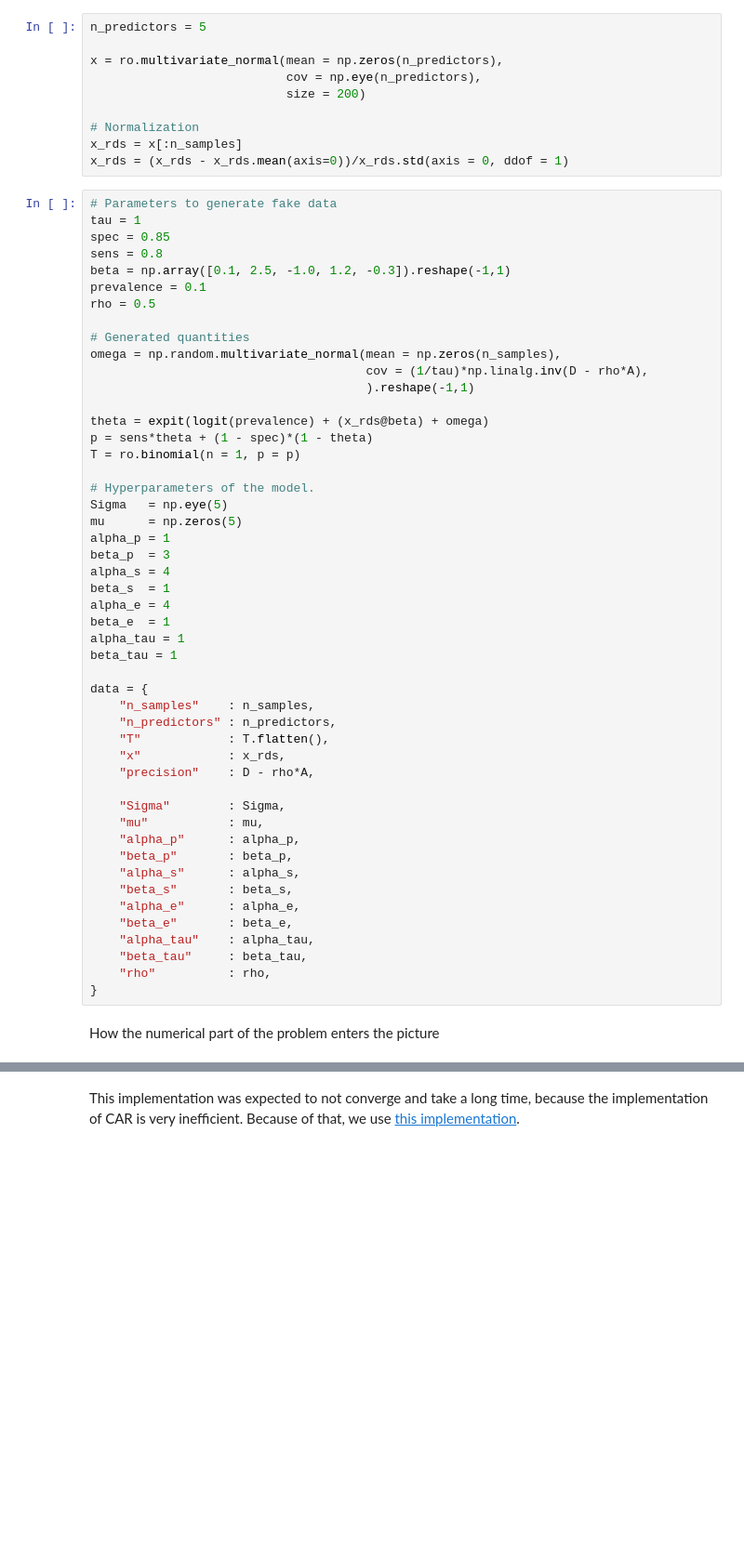
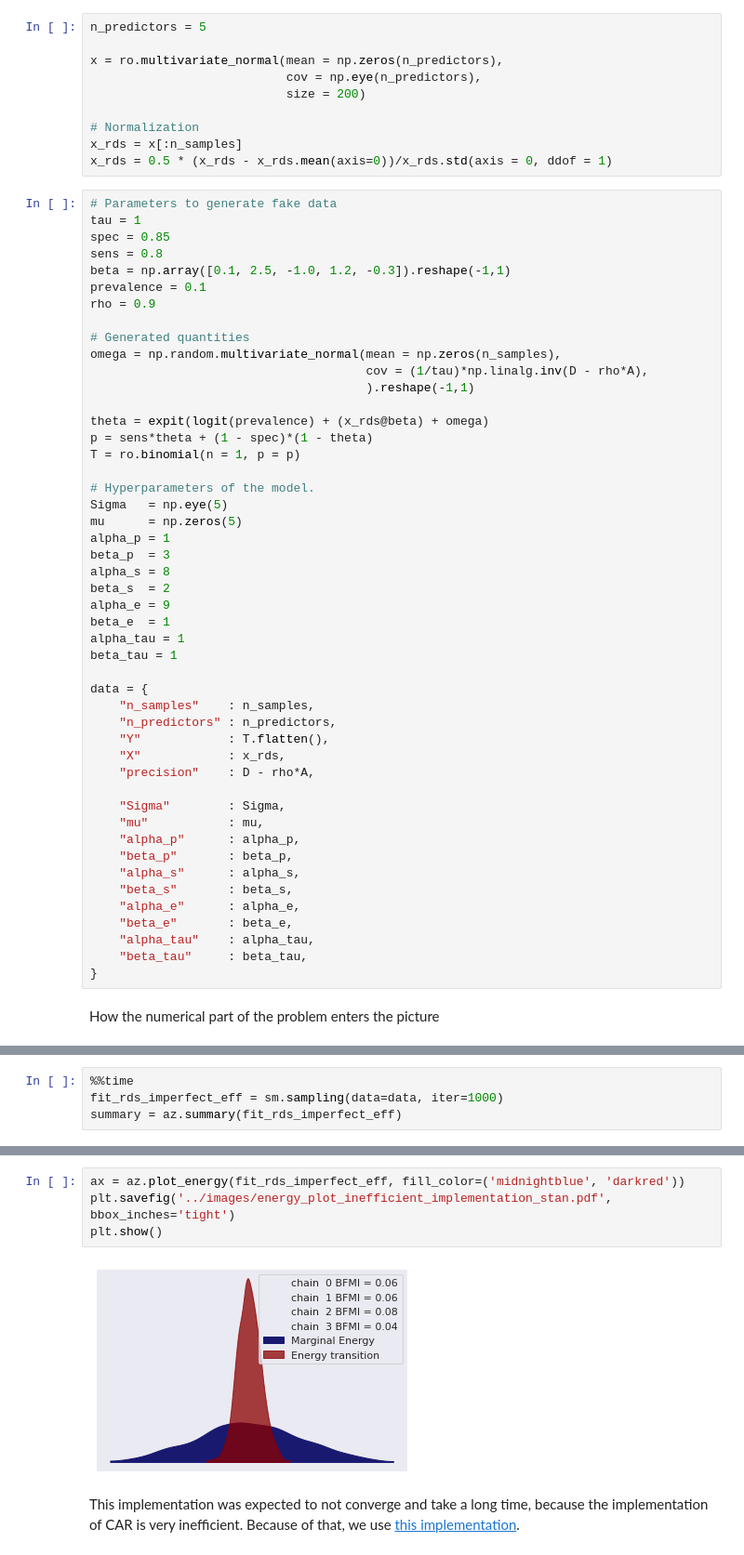
Before and after one commit to lucasmoschen/rds-bayesian-analysis-tcc, a Jupyter notebook: notebooks_book/imperfect_test_rds.ipynb, the cells around one changed output, grey strips where cells are left out. Shown at 93% size. Cells and saved outputs as stored; diff of their text form; blank space fills up the shorter version.

```diff
--- a/notebooks_book/imperfect_test_rds.ipynb
+++ b/notebooks_book/imperfect_test_rds.ipynb
@@ -174,7 +174,7 @@ x = ro.multivariate_normal(mean = np.zeros(n_predictors),
 
 # Normalization
 x_rds = x[:n_samples]
-x_rds = (x_rds - x_rds.mean(axis=0))/x_rds.std(axis = 0, ddof = 1)
+x_rds = 0.5 * (x_rds - x_rds.mean(axis=0))/x_rds.std(axis = 0, ddof = 1)
 # %%
 # Parameters to generate fake data
 tau = 1
@@ -182,7 +182,7 @@ spec = 0.85
 sens = 0.8
 beta = np.array([0.1, 2.5, -1.0, 1.2, -0.3]).reshape(-1,1)
 prevalence = 0.1
-rho = 0.5
+rho = 0.9
 
 # Generated quantities
 omega = np.random.multivariate_normal(mean = np.zeros(n_samples),
@@ -198,9 +198,9 @@ Sigma   = np.eye(5)
 mu      = np.zeros(5)
 alpha_p = 1
 beta_p  = 3
-alpha_s = 4
-beta_s  = 1
-alpha_e = 4
+alpha_s = 8
+beta_s  = 2
+alpha_e = 9
 beta_e  = 1
 alpha_tau = 1
 beta_tau = 1
@@ -208,8 +208,8 @@ beta_tau = 1
 data = {
     "n_samples"    : n_samples,
     "n_predictors" : n_predictors,
-    "T"            : T.flatten(),
-    "x"            : x_rds,
+    "Y"            : T.flatten(),
+    "X"            : x_rds,
     "precision"    : D - rho*A,
 
     "Sigma"        : Sigma,
@@ -222,7 +222,6 @@ data = {
     "beta_e"       : beta_e,
     "alpha_tau"    : alpha_tau,
     "beta_tau"     : beta_tau,
-    "rho"          : rho,
 }
 # %% [markdown]
 How the numerical part of the problem enters the picture
@@ -234,0 +228,4 @@ summary = az.summary(fit_rds_imperfect_eff)
+# %%
+%%time
+fit_rds_imperfect_eff = sm.sampling(data=data, iter=1000)
+summary = az.summary(fit_rds_imperfect_eff)
@@ -235,3 +241,9 @@ summary = az.summary(fit_rds_imperfect_eff)
+# %%
+ax = az.plot_energy(fit_rds_imperfect_eff, fill_color=('midnightblue', 'darkred'))
+plt.savefig('../images/energy_plot_inefficient_implementation_stan.pdf', bbox_inches='tight')
+plt.show()
+# %% [output]
+[figure, added]
 # %% [markdown]
 This implementation was expected to not converge and take a long time, because
 the implementation of CAR is very inefficient.  Because of that, we use [this
```
Also changed, not shown: parts of 23 cells of this notebook, 55 other files.
